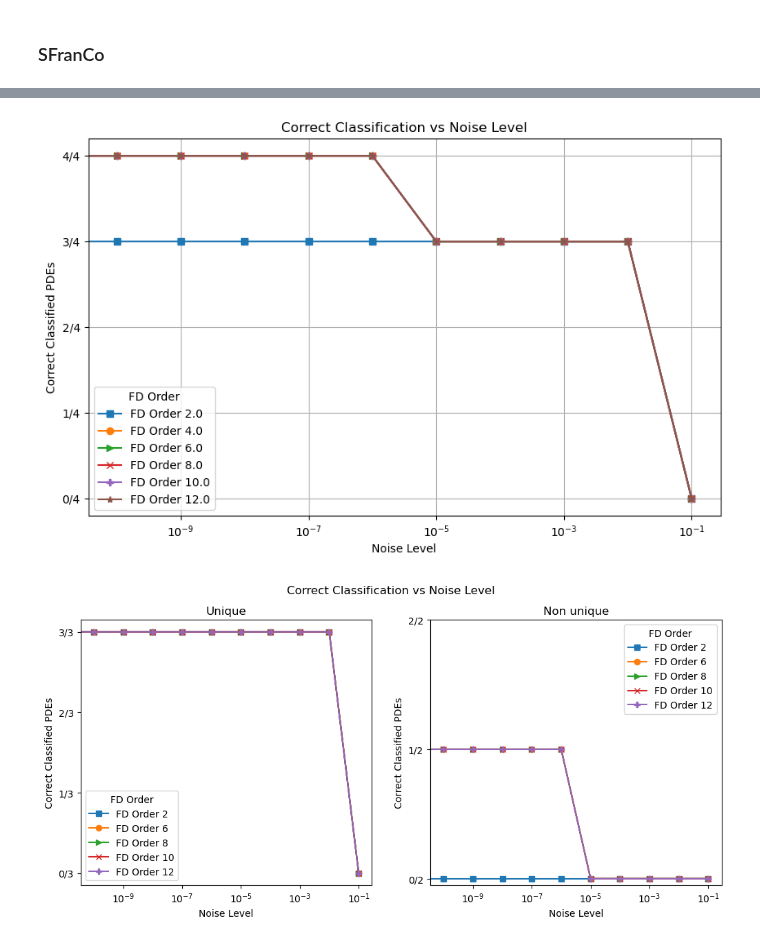
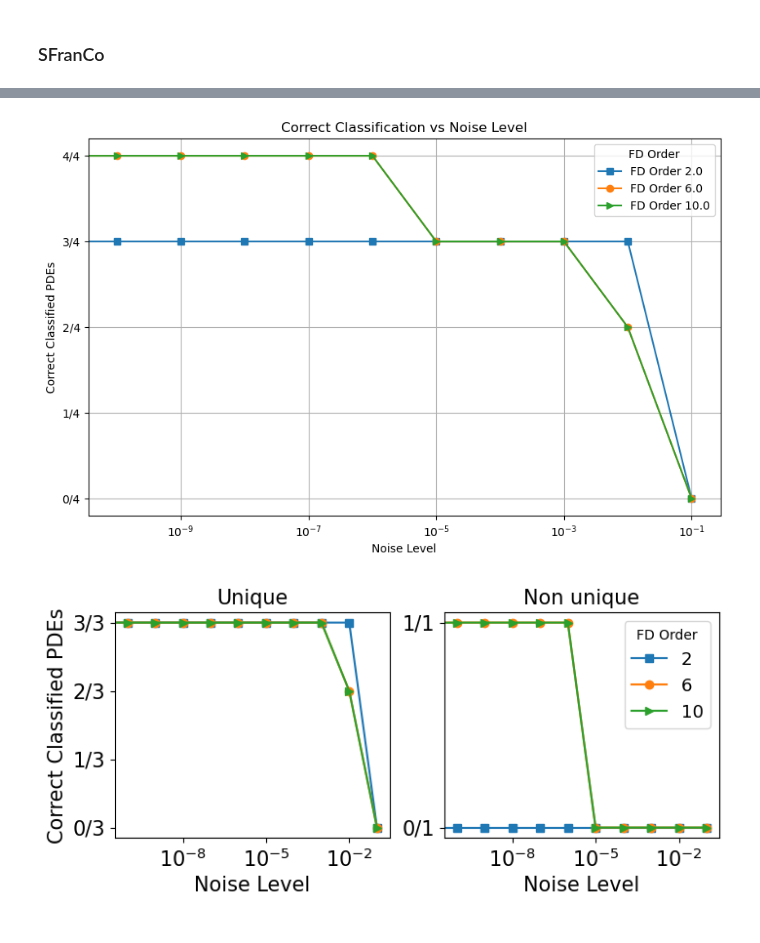
Before and after one commit to HillaryHauger/robust-identifiability-symbolic-recovery, a Jupyter notebook: Noise Analysis/plots for paper.ipynb, the cells around one changed output, grey strips where cells are left out. Saved outputs shown, nothing was run; the diff lists cells and outputs as text; code cells hidden in the pictures.

```diff
--- a/Noise Analysis/plots for paper.ipynb
+++ b/Noise Analysis/plots for paper.ipynb
@@ -253,18 +255,22 @@ all_results.to_csv("results/all_results_plots_sfranco.csv")
 all_results= pd.read_csv("results/all_results_plots_sfranco.csv")
 # %%
 #Plot the number of classified equations per noise level
-N = len(all_results["experiment"].unique())
+results_filter = all_results[all_results["fd_order"].isin([2,6,10])]
+N = len(results_filter["experiment"].unique())
 columns = ["noise_level","fd_order","Correct_Classification"]
-plot_results = all_results[columns].groupby(["noise_level","fd_order"]).sum().reset_index()
+plot_results = results_filter[columns].groupby(["noise_level","fd_order"]).sum().reset_index()
 plot_results
 plot_classif_vs_noiselevel(plot_results,N)
 # %% [output]
-[figure, old version]
+[figure, new version]
 # %%
 #Plot the number of classified equations per noise level while differentiation between unique and non unique
 columns = ["noise_level","fd_order","True_Class","Correct_Classification"]
-plot_results = all_results[columns].groupby(["noise_level","fd_order","True_Class"]).sum().reset_index()
+N_nonunique = len(results_filter[results_filter["True_Class"]=="non unique"]["experiment"].unique())
+N_unique = len(results_filter[results_filter["True_Class"]=="unique"]["experiment"].unique())
+plot_results = results_filter[columns].groupby(["noise_level","fd_order","True_Class"]).sum().reset_index()
 plot_results
-plot_classif_vs_noiselevel_unique_nonunique(plot_results)
+path = "Paper/sfranco_results_analysis.png"
+plot_classif_vs_noiselevel_unique_nonunique(plot_results,N_unique,N_nonunique,path)
 # %% [output]
-[figure, old version]
+[figure, new version]
```
Also changed, not shown: parts of 9 cells of this notebook, 3 other files.
